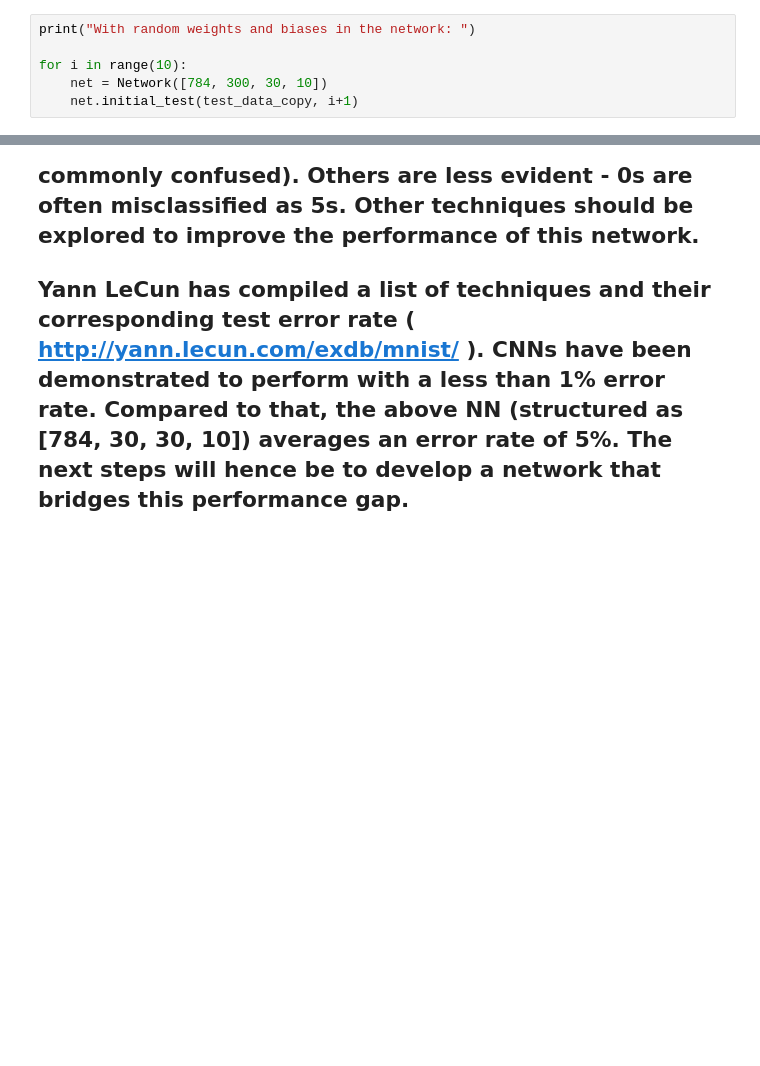
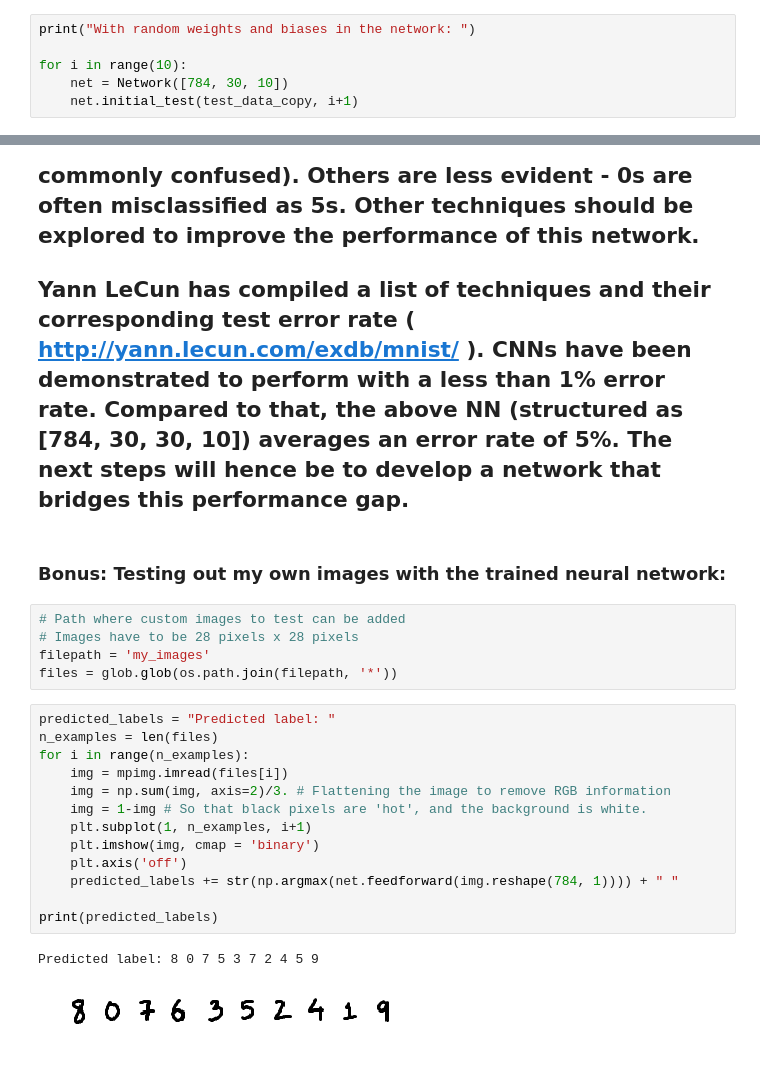
Before and after one commit to kvenkman/mnist_demo, a Jupyter notebook: DL_NN Chapter 1.ipynb, the cells around one changed output, grey strips where cells are left out. Saved outputs shown, nothing was run; the diff lists cells and outputs as text; blank space fills up the shorter version.

Commit message:
Updated to include testing on a small dataset of my own images

```diff
--- a/DL_NN Chapter 1.ipynb
+++ b/DL_NN Chapter 1.ipynb
@@ -195,7 +198,7 @@ test_data_copy = tuple(test_data)
 print("With random weights and biases in the network: ")
 
 for i in range(10):
-    net = Network([784, 300, 30, 10])
+    net = Network([784, 30, 10])
     net.initial_test(test_data_copy, i+1)
 # %% [output]
 With random weights and biases in the network:
@@ -256,3 +259,26 @@ Ground truth: 8 7 4 7 8 4 4 9 2 1 ; Predicted label: 5 3 2 2 9 6 9 1 4 7
 ## As can be seen in the examples above, some digits are actually hard to classify (1 and 7; 4 and 9; 6 and 8 are commonly confused). Others are less evident - 0s are often misclassified as 5s. Other techniques should be explored to improve the performance of this network.
 
 ## Yann LeCun has compiled a list of techniques and their corresponding test error rate ( http://yann.lecun.com/exdb/mnist/ ). CNNs have been demonstrated to perform with a less than 1% error rate. Compared to that, the above NN (structured as [784, 30, 30, 10]) averages an error rate of 5%. The next steps will hence be to develop a network that bridges this performance gap.
+# %% [markdown]
+### Bonus: Testing out my own images with the trained neural network:
+# %%
+# Path where custom images to test can be added
+# Images have to be 28 pixels x 28 pixels
+filepath = 'my_images'
+files = glob.glob(os.path.join(filepath, '*'))
+# %%
+predicted_labels = "Predicted label: "
+n_examples = len(files)
+for i in range(n_examples):
+    img = mpimg.imread(files[i])
+    img = np.sum(img, axis=2)/3. # Flattening the image to remove RGB information
+    img = 1-img # So that black pixels are 'hot', and the background is white.
+    plt.subplot(1, n_examples, i+1)
+    plt.imshow(img, cmap = 'binary')
+    plt.axis('off')
+    predicted_labels += str(np.argmax(net.feedforward(img.reshape(784, 1)))) + " "
+
+print(predicted_labels)
+# %% [output]
+Predicted label: 8 0 7 5 3 7 2 4 5 9
+[figure, added]
```
Also changed, not shown: parts of 10 cells of this notebook.
